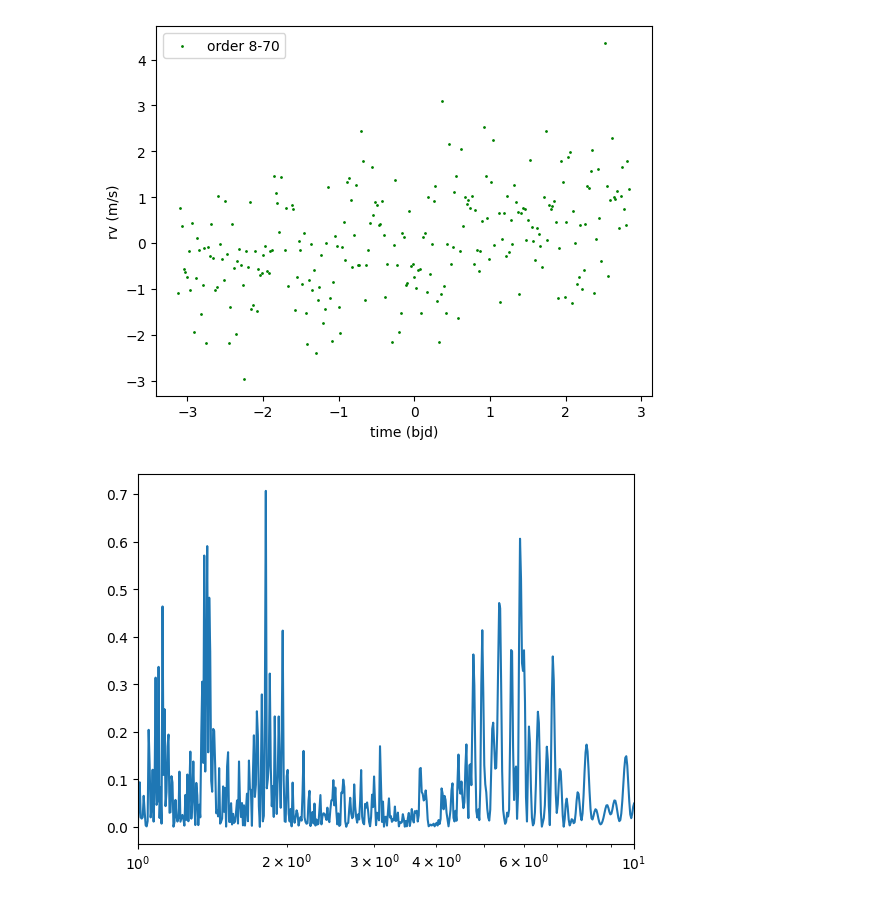
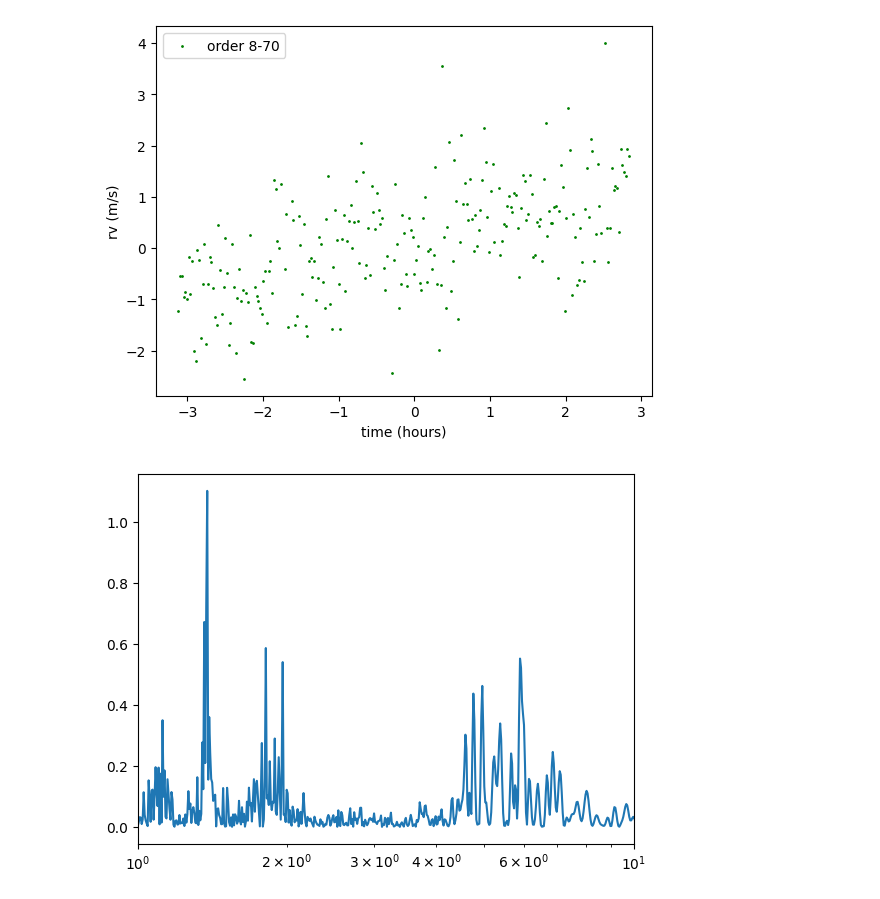
Before and after one commit to vivekv7323/rvpipe, a Jupyter notebook: evaluatervs.ipynb, the cells around one changed output. Saved outputs shown, nothing was run; the diff lists cells and outputs as text; code cells hidden in the pictures.

Commit message:
error correction

```diff
--- a/evaluatervs.ipynb
+++ b/evaluatervs.ipynb
@@ -83,6 +84,8 @@ plt.show()
 # %%
 files = os.listdir('npz')
-meansr, meansg, meansb, neidrv, time,errors,angle = np.zeros(len(files)),np.zeros(len(files)),np.zeros(len(files)),np.zeros(len(files)),np.zeros(len(files)),np.zeros(len(files)),np.zeros(len(files))
+meansr, meansg, meansb, neidrv, time,errorg,angle = np.zeros(len(files)),np.zeros(len(files)),np.zeros(len(files)),np.zeros(len(files)),np.zeros(len(files)),np.zeros(len(files)),np.zeros(len(files))
+
+orders = np.concatenate([[i+8]*len(otherParams["arr_2"][8:100][i]) for i in range(len(otherParams["arr_2"][8:100]))])
 
 lineDepthr = np.concatenate(otherParams["arr_2"][70:100])
 lineDepthg = np.concatenate(otherParams["arr_2"][8:100])
@@ -121,18 +124,30 @@ for i in range(len(RVArrays.T)):
     except:
         pearsonCorr[i] = np.nan
 
+bigDF = pd.DataFrame(data={"RV" :[], "Error" : [], "Wavelength" : [], "File" : [], "Time" : [], "Order" : []})
+
 for i in range(len(files)):
+    arrays = np.load('npz/'+files[i],  allow_pickle=True)
     RVg = RVArrays[i]
     RVErrg = RVErrArrays[i]
+
+    corr = np.concatenate(arrays["arr_2"][8:100])
     cutg = np.where((RVErrg < 3*np.nanmean(RVErrg)) & (lineDepthg > 0.05) & (contDiffg < 0.05) &\
                 (np.abs(RVg - np.nanmean(RVg)) < 3*np.nanstd(RVg)) & (np.abs(pearsonCorr) < 0.5))
     #cutb = np.where((RVErrb < 3*np.nanmean(RVErrb)) & (lineDepthb > 0.005) & (contDiffb < 0.05) &\
     #            (np.abs(RVb - np.nanmean(RVb)) < 3*np.nanstd(RVb)) & (pearsonCorr < 0.7))
 
     meansg[i] = np.sum(RVg[cutg]/(RVErrg[cutg]**2))/np.sum(1/(RVErrg[cutg]**2))
+
     #meansb[i] = np.sum(RVb[cutb]/(RVErrb[cutb]**2))/np.sum(1/(RVErrb[cutb]**2))
-    #errors[i] = np.mean(RVErr[cut])
-    #print(len(RV[cut]))
+    errorg[i] = np.mean(RVErrg[cutg])
+    #print(len(RVg[cutg]))
     angle[i] = fits.open('data/'+files[i][:-7]+'.fits')[0].header['SUNAGL']
     neidrv[i] = fits.open('data/'+files[i][:-7]+'.fits')[12].header['CCFRVMOD']*1000
-    time [i] = fits.open('data/'+files[i][:-7]+'.fits')[12].header['CCFJDMOD']
+    time[i] = fits.open('data/'+files[i][:-7]+'.fits')[12].header['CCFJDMOD']
+    d = {"RV" : RVg[cutg], "Error" : RVErrg[cutg], "Wavelength" : minima[cutg],\
+         "File" : [files[i][:-4]]*len(minima[cutg]), "Time" : [time[i]]*len(minima[cutg]), "Order" : orders[cutg]}
+    df = pd.DataFrame(data=d)
+    bigDF = pd.concat([bigDF, df])
+
+print(bigDF)
@@ -149,27 +184,27 @@ plt.scatter(timeNoon, meansg, s=1, label="order 8-70", color="green")
 plt.legend(loc="best")
 #plt.errorbar(time, means, yerr=errors, linestyle='',capsize=3)
 plt.ylabel("rv (m/s)")
-plt.xlabel("time (bjd)")
+plt.xlabel("time (hours)")
 plt.show()
 
 #np.savez("RVinfo", timeNoon, neidrv, meansr, meansg, meansb)
 # %% [output]
-[figure, old version]
+[figure, new version]
 # %%
 period = (10**np.linspace(0,2,1000))
 periodh = period/60
 frequ = 1/periodh
 
-ls1 = LombScargle(timeNoon, meansg)
+ls1 = LombScargle(timeNoon, meansg, errorg)
 power = ls1.power(frequ)
 falsealarm = ls1.false_alarm_probability(power)
 powerNorm = ls1.false_alarm_level(0.01)
 plt.xlim(1, 10)
 plt.xscale("log")
 plt.plot(period, power/powerNorm,label="1.5 min ")
 plt.show()
 # %% [output]
-[figure, old version]
+[figure, new version]
 # %%
 avgErr = np.mean(RVErrArrays, axis=0)
 print(len(avgErr))
```
Also changed, not shown: parts of 8 cells of this notebook, 1 other file.
